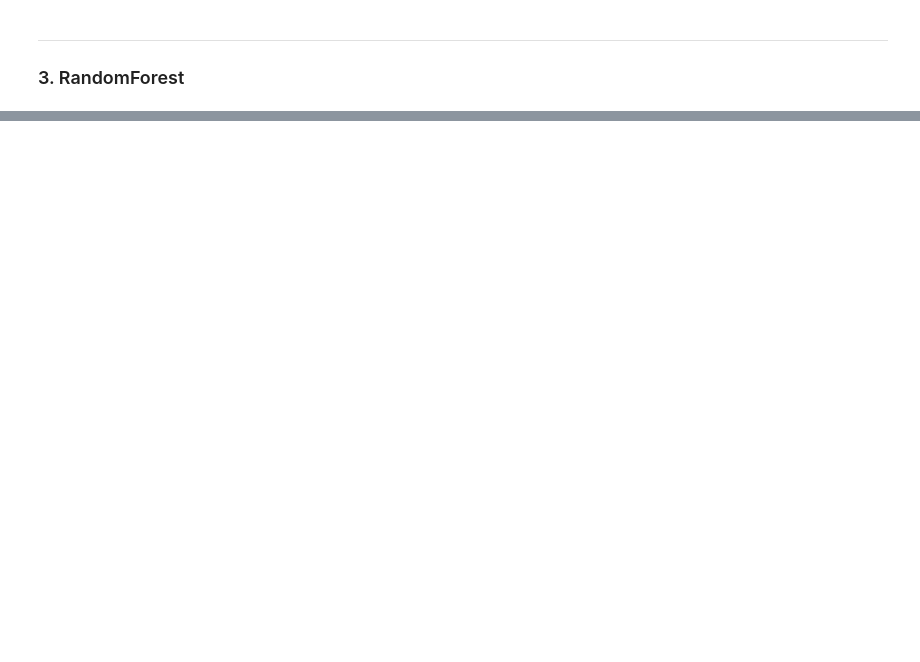
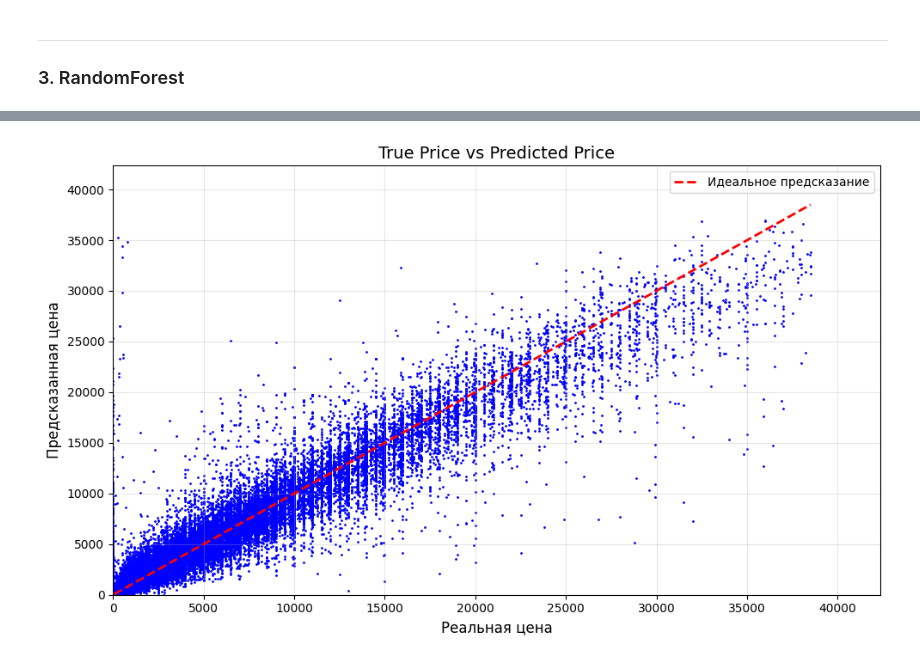
Before and after one commit to rodomanovt/ai-course, a Jupyter notebook: project/notebooks/model_experiments.ipynb, the cells around one changed output, grey strips where cells are left out. Saved outputs shown, nothing was run; the diff lists cells and outputs as text; code cells hidden in the pictures; blank space fills up the shorter version.

Commit message:
Do model experimens

```diff
--- a/project/notebooks/model_experiments.ipynb
+++ b/project/notebooks/model_experiments.ipynb
@@ -260,0 +386,10 @@ MAPE   | 35.97
+# %%
+test_preds = catboost_model.predict(X_test)
+
+test_metrics = calculate_metrics(y_test, test_preds)
+print_metrics(test_metrics, "CatBoostRegressor (Test)")
+
+# Сохраняем конфиг лучшей модели
+MODEL_CONFIG_PATH = "../configs/model_config.json"
+with open(MODEL_CONFIG_PATH, 'w', encoding='utf-8') as f:
+    json.dump(experiments.iloc[0].to_dict(), f, indent=2)
@@ -260,0 +404,22 @@ MAPE   | 35.97
+# %%
+plt.figure(figsize=(10, 6))
+
+plt.scatter(x=y_test, y=test_preds, alpha=1, s=1, color='blue')
+
+# Идеальная линия (y=x)
+min_val = min(y_test.min(), test_preds.min())
+max_val = max(y_test.max(), test_preds.max())
+plt.plot([min_val, max_val], [min_val, max_val], color='red', linestyle='--', linewidth=2, label='Идеальное предсказание')
+
+plt.title("True Price vs Predicted Price", fontsize=14)
+plt.xlabel("Реальная цена", fontsize=12)
+plt.ylabel("Предсказанная цена", fontsize=12)
+plt.xlim(0, max_val * 1.1)
+plt.ylim(0, max_val * 1.1)
+plt.grid(True, alpha=0.3)
+plt.legend()
+plt.tight_layout()
+plt.savefig("../artifacts/true_vs_predicted.png")
+plt.show()
+# %% [output]
+[figure, added]
```
Also changed, not shown: parts of 15 cells of this notebook, 5 other files.
